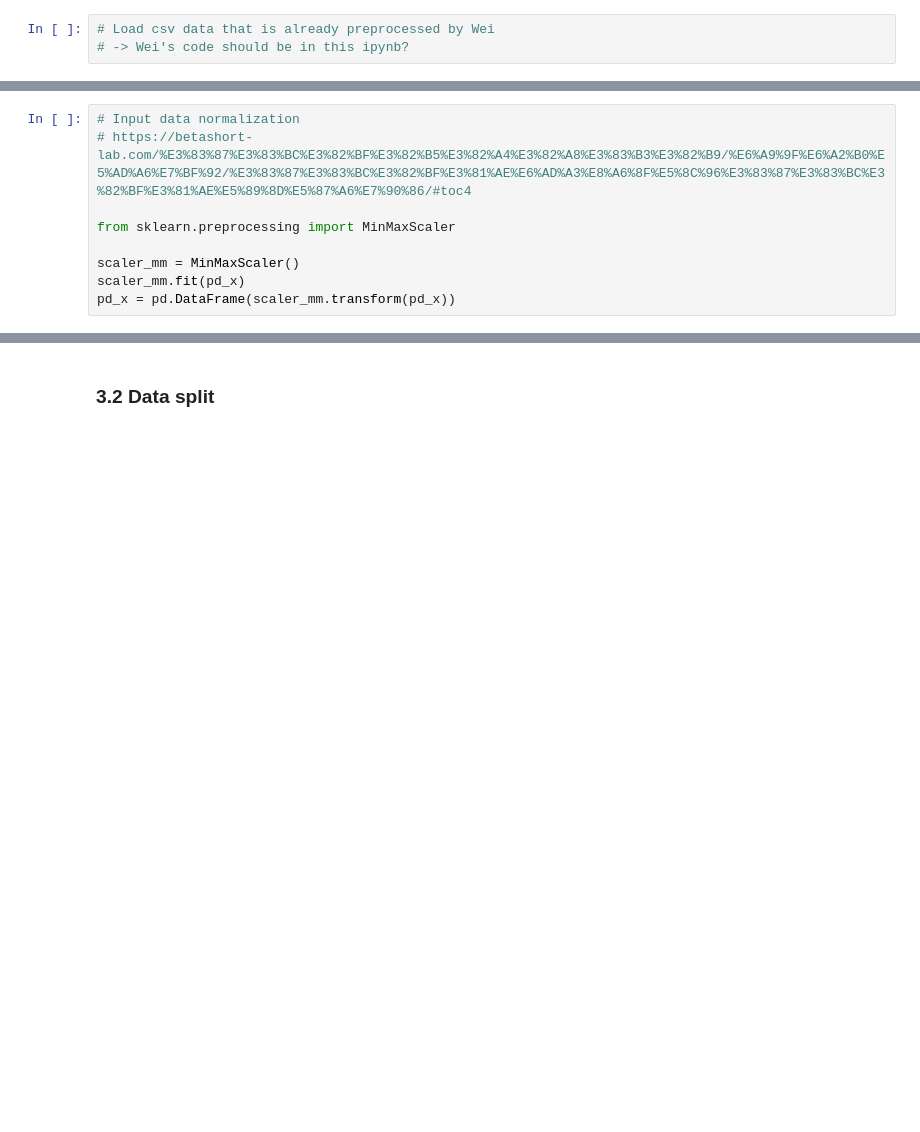
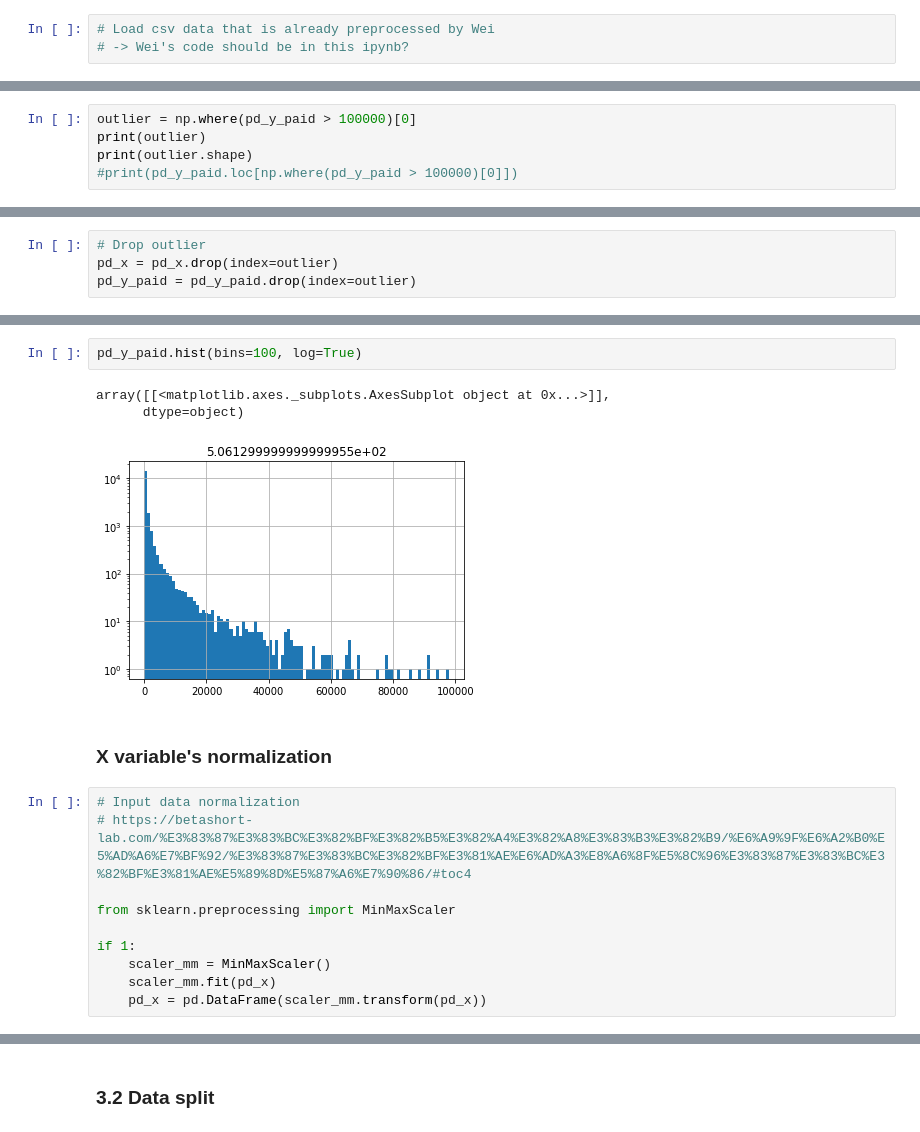
Before and after one commit to bbalasub1/CS598IQVIAClaims, a Jupyter notebook: src/cost_prediction.ipynb, the cells around one changed output, grey strips where cells are left out. Saved outputs shown, nothing was run; the diff lists cells and outputs as text; blank space fills up the shorter version.

```diff
--- a/src/cost_prediction.ipynb
+++ b/src/cost_prediction.ipynb
@@ -483,0 +517,5 @@ print("ppd_y_paid: {}".format(pd_y_paid.shape))
+# %%
+outlier = np.where(pd_y_paid > 100000)[0]
+print(outlier)
+print(outlier.shape)
+#print(pd_y_paid.loc[np.where(pd_y_paid > 100000)[0]])
@@ -483,0 +526,4 @@ print("ppd_y_paid: {}".format(pd_y_paid.shape))
+# %%
+# Drop outlier
+pd_x = pd_x.drop(index=outlier)
+pd_y_paid = pd_y_paid.drop(index=outlier)
@@ -484,12 +555,21 @@ print("ppd_y_paid: {}".format(pd_y_paid.shape))
+# %%
+pd_y_paid.hist(bins=100, log=True)
+# %% [output]
+array([[<matplotlib.axes._subplots.AxesSubplot object at 0x...>]],
+      dtype=object)
+[figure, added]
+# %% [markdown]
+### X variable's normalization
 # %%
 # Input data normalization
 # https://betashort-lab.com/%E3%83%87%E3%83%BC%E3%82%BF%E3%82%B5%E3%82%A4%E3%82%A8%E3%83%B3%E3%82%B9/%E6%A9%9F%E6%A2%B0%E5%AD%A6%E7%BF%92/%E3%83%87%E3%83%BC%E3%82%BF%E3%81%AE%E6%AD%A3%E8%A6%8F%E5%8C%96%E3%83%87%E3%83%BC%E3%82%BF%E3%81%AE%E5%89%8D%E5%87%A6%E7%90%86/#toc4
 
 from sklearn.preprocessing import MinMaxScaler
 
-scaler_mm = MinMaxScaler()
-scaler_mm.fit(pd_x)
-pd_x = pd.DataFrame(scaler_mm.transform(pd_x))
+if 1:
+    scaler_mm = MinMaxScaler()
+    scaler_mm.fit(pd_x)
+    pd_x = pd.DataFrame(scaler_mm.transform(pd_x))
 # %%
 # https://www.coursera.org/learn/cs598-deep-learning-for-healthcare/programming/eJFr3/homework-3-seq2seq/lab
 from torch.utils.data import Dataset
```
Also changed, not shown: parts of 27 cells of this notebook.
